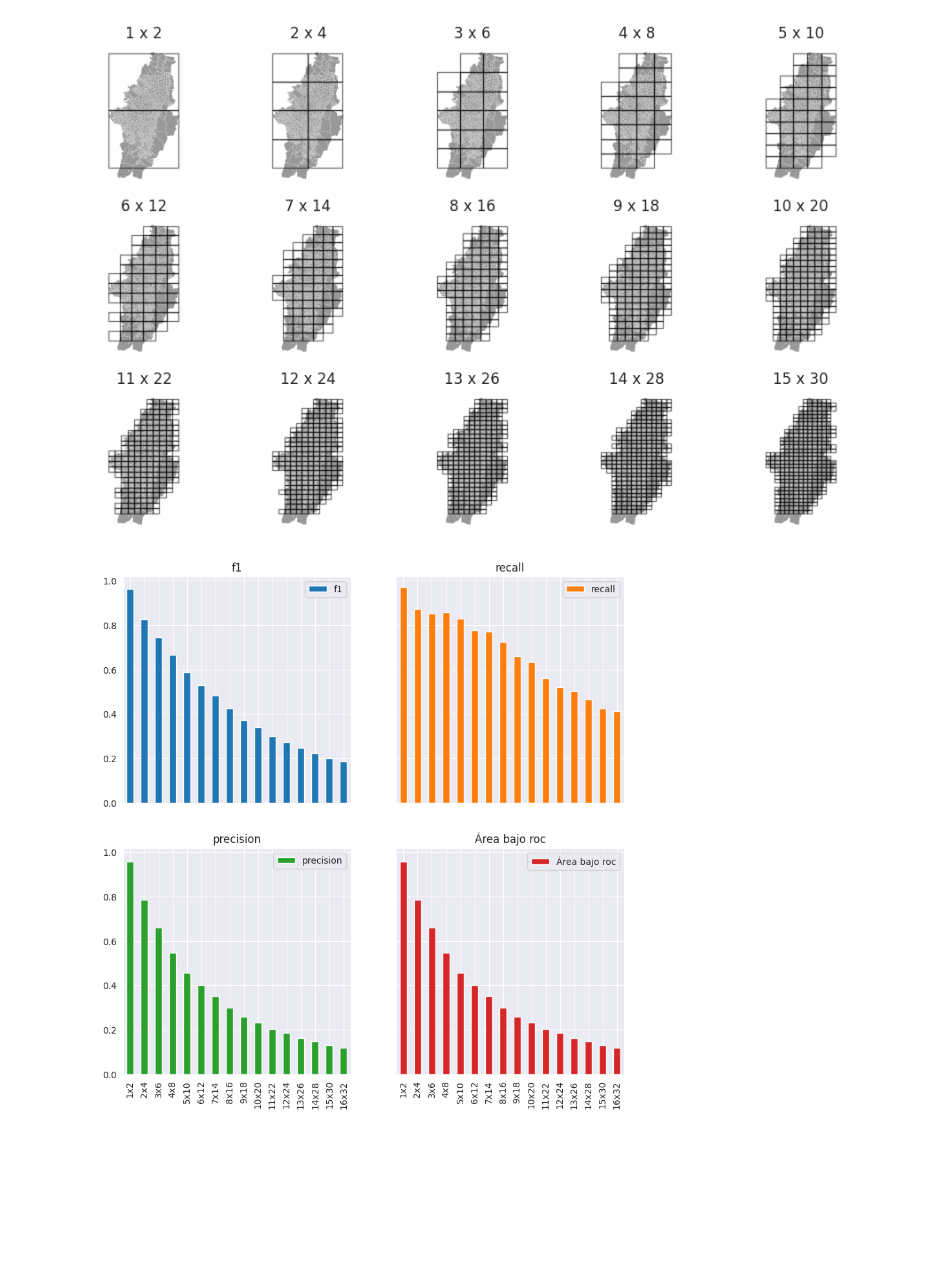
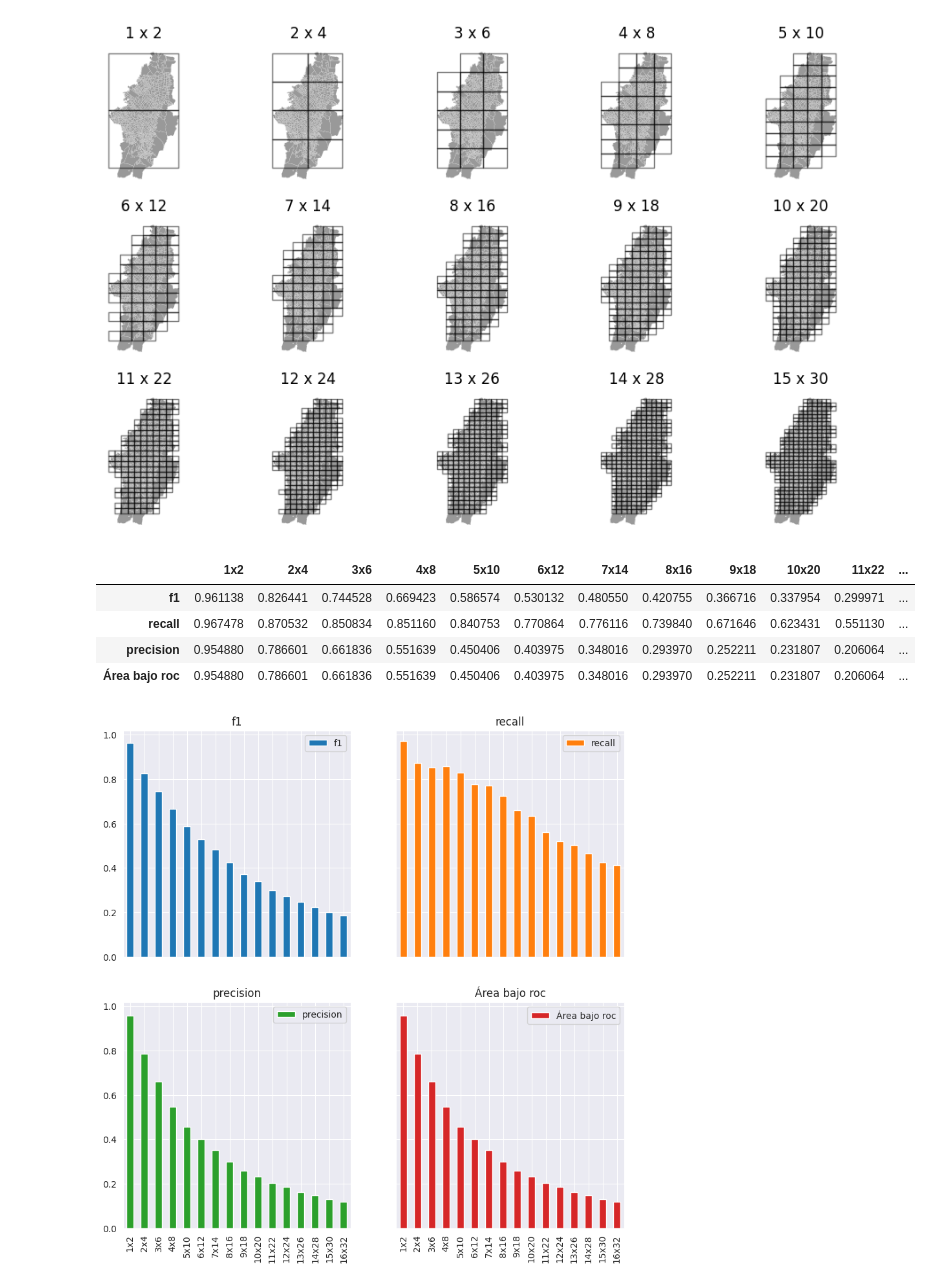
Before and after one commit to kevininhe/cca_proyecto, a Jupyter notebook: Entrega3/Exploración y entrenamiento.ipynb, the cells around one changed output. Saved outputs shown, nothing was run; the diff lists cells and outputs as text; code cells hidden in the pictures; blank space fills up the shorter version.

```diff
--- a/Entrega3/Exploración y entrenamiento.ipynb
+++ b/Entrega3/Exploración y entrenamiento.ipynb
@@ -588,6 +608,14 @@ for cols in range(16):
     joblib.dump(model, f"models/model_{cols}x{rows}.joblib")
 
     results[f'{cols}x{rows}'] = {metrica: metric(y_test, model.predict(X_test)) for metrica, metric in métricas.items()}
+# %%
+pd.DataFrame(results)
+# %% [output]
+|  | 1x2 | 2x4 | 3x6 | 4x8 | 5x10 | 6x12 | 7x14 | 8x16 | 9x18 | 10x20 | 11x22 | ... |
+| f1 | 0.961138 | 0.826441 | 0.744528 | 0.669423 | 0.586574 | 0.530132 | 0.480550 | 0.420755 | 0.366716 | 0.337954 | 0.299971 | ... |
+| recall | 0.967478 | 0.870532 | 0.850834 | 0.851160 | 0.840753 | 0.770864 | 0.776116 | 0.739840 | 0.671646 | 0.623431 | 0.551130 | ... |
+| precision | 0.954880 | 0.786601 | 0.661836 | 0.551639 | 0.450406 | 0.403975 | 0.348016 | 0.293970 | 0.252211 | 0.231807 | 0.206064 | ... |
+| Área bajo roc | 0.954880 | 0.786601 | 0.661836 | 0.551639 | 0.450406 | 0.403975 | 0.348016 | 0.293970 | 0.252211 | 0.231807 | 0.206064 | ... |
 # %%
 (
     pd.DataFrame(results).T
```
Also changed, not shown: parts of 12 cells of this notebook, 17 other files.
